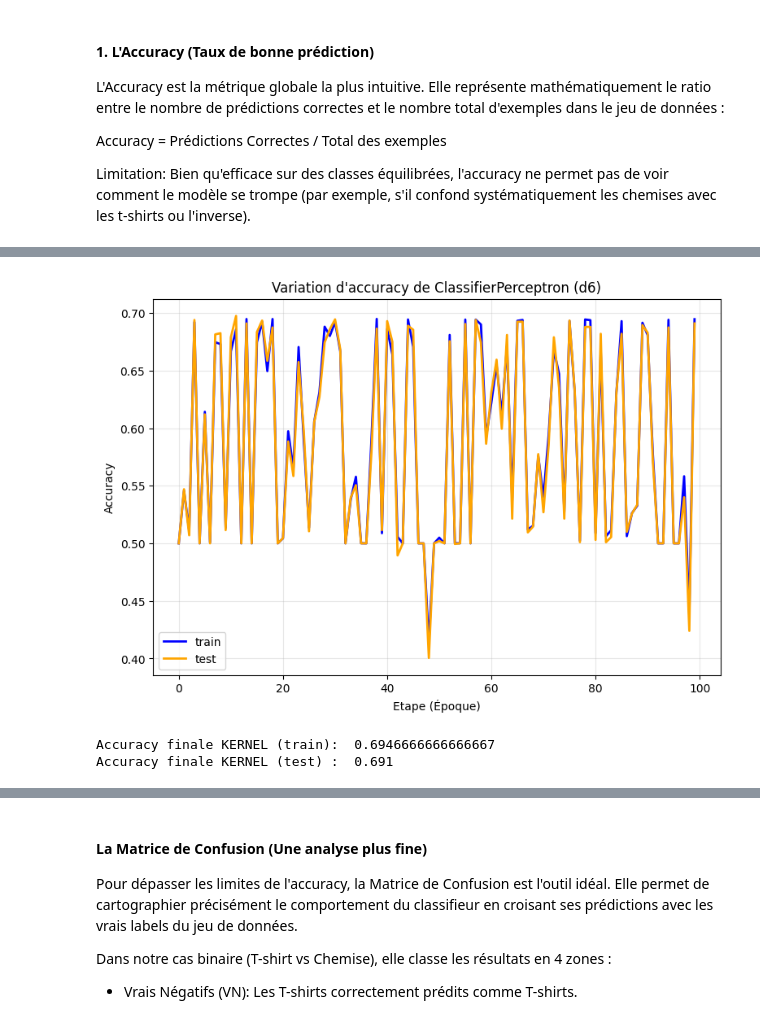
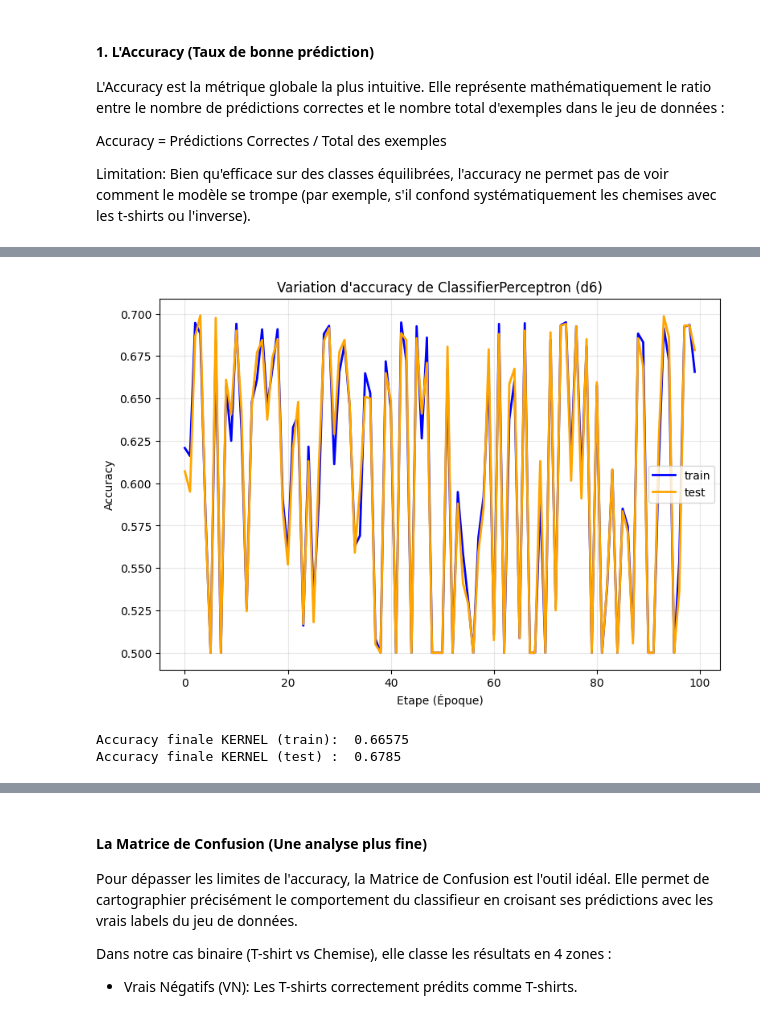
Before and after one commit to Aooooult/fashion-mnist-project, a Jupyter notebook: Projet/projet-GURENKO_NOEL.ipynb, the cells around one changed output, grey strips where cells are left out. Saved outputs shown, nothing was run; the diff lists cells and outputs as text; code cells hidden in the pictures.

```diff
--- a/Projet/projet-GURENKO_NOEL.ipynb
+++ b/Projet/projet-GURENKO_NOEL.ipynb
@@ -405,18 +400,15 @@ perseptron_stable._rng = np.random.default_rng(seed=42)
 train_acc = []
 test_acc = []
 
-Y_test_raw_bin = np.where(Y_test_raw == 0, -1, 1)
-Y_train_raw_bin = np.where(Y_train_raw == 0, -1, 1)
+Y_train_bin = np.where(Y_train_pixels == 0, -1, 1)
+Y_test_bin  = np.where(Y_test_pixels  == 0, -1, 1)
 
 N = 100
-for i in range(0, N):
-    perseptron_stable.train(X_train_pixels, Y_train_raw_bin, nb_max=1, stabilised=True)
+for i in range(N):
+    perseptron.train_step(X_train_pixels, Y_train_bin)
 
-    acc_tr = perseptron_stable.accuracy(X_train_pixels, Y_train_raw_bin)
-    acc_te = perseptron_stable.accuracy(X_test_pixels, Y_test_raw_bin)
-
-    train_acc.append(acc_tr)
-    test_acc.append(acc_te)
+    train_acc.append(perseptron.accuracy(X_train_pixels, Y_train_bin))
+    test_acc.append(perseptron.accuracy(X_test_pixels,   Y_test_bin))
 
 plt.figure(figsize=(9, 6))
 plt.title(f"Variation d'accuracy de {perseptron_stable} (Mode Pocket)")
@@ -594,50 +522,46 @@ poids et s'affranchir de ces fluctuations.
 # %%
 """
 DEUXIEME ETAPE: Evaluation le classifier ClassifierPerceptronKernel via accuracy
 """
-import numpy as np
-import matplotlib.pyplot as plt
-
 np.random.seed(42)
 learning_rate = 0.01
 
 X_train_2D = X_train_pixels[:, [200, 400]]
-X_test_2D = X_test_pixels[:, [200, 400]]
+X_test_2D  = X_test_pixels[:, [200, 400]]
+
+train_mask = (data_train['label'] == 0) | (data_train['label'] == 6)
+test_mask  = (data_test['label']  == 0) | (data_test['label']  == 6)
+
+Y_train_bin = np.where(data_train.loc[train_mask, 'label'].to_numpy() == 0, -1, 1)
+Y_test_bin  = np.where(data_test.loc[test_mask,   'label'].to_numpy() == 0, -1, 1)
 
 un_noyau = cl.KernelPoly()
-
 perseptron_kernel = cl.ClassifierPerceptronKernel(2, learning_rate, un_noyau, True, False)
 perseptron_kernel._rng = np.random.default_rng(seed=42)
 
 train_acc = []
-test_acc = []
-
-Y_test_raw_bin = np.where(Y_test_raw == 0, -1, 1)
-Y_train_raw_bin = np.where(Y_train_raw == 0, -1, 1)
+test_acc  = []
 
 N = 100
-for i in range(0, N):
-    perseptron_kernel.train(X_train_2D, Y_train_raw_bin, nb_max=1)
+for i in range(N):
+    perseptron_kernel.train(X_train_2D, Y_train_bin, nb_max=1)
 
-    acc_tr = perseptron_kernel.accuracy(X_train_2D, Y_train_raw_bin)
-    acc_te = perseptron_kernel.accuracy(X_test_2D, Y_test_raw_bin)
-
-    train_acc.append(acc_tr)
-    test_acc.append(acc_te)
+    train_acc.append(perseptron_kernel.accuracy(X_train_2D, Y_train_bin))
+    test_acc.append(perseptron_kernel.accuracy(X_test_2D,   Y_test_bin))
 
 plt.figure(figsize=(9, 6))
 plt.title(f"Variation d'accuracy de {perseptron_kernel}")
-courbe_train = plt.plot(train_acc, label='train', color='blue', linewidth=2)
-courbe_test = plt.plot(test_acc, label='test', color='orange', linewidth=2)
+courbe_train = plt.plot(train_acc, label='train', color='blue',   linewidth=2)
+courbe_test  = plt.plot(test_acc,  label='test',  color='orange', linewidth=2)
 plt.legend(handles=[courbe_train[0], courbe_test[0]])
 plt.ylabel('Accuracy')
 plt.xlabel("Etape (Époque)")
 plt.grid(True, alpha=0.3)
 plt.show()
 
 print("Accuracy finale KERNEL (train): ", train_acc[-1])
 print("Accuracy finale KERNEL (test) : ", test_acc[-1])
 # %% [output]
-[figure, old version]
+[figure, new version]
-Accuracy finale KERNEL (train):  0.6946666666666667
-Accuracy finale KERNEL (test) :  0.691
+Accuracy finale KERNEL (train):  0.66575
+Accuracy finale KERNEL (test) :  0.6785
```
Also changed, not shown: parts of 25 cells of this notebook, 3 other files.
